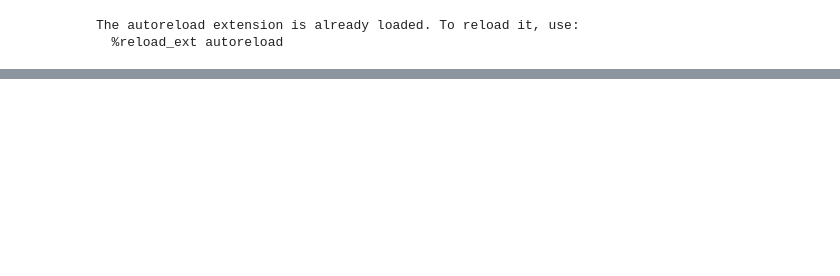
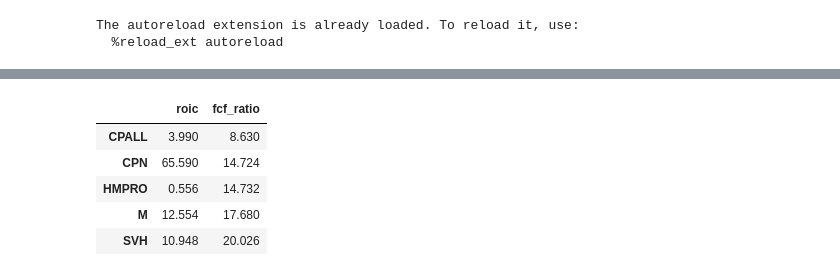
Before and after one commit to dsysbydx/project-potzy, a Jupyter notebook: notebook/load_data_from_morningstar.ipynb, the cells around one changed output, grey strips where cells are left out. Cells and saved outputs as stored; diff of their text form; code cells hidden in the pictures; blank space fills up the shorter version.

```diff
--- a/notebook/load_data_from_morningstar.ipynb
+++ b/notebook/load_data_from_morningstar.ipynb
@@ -69,0 +124,10 @@ df.to_csv(output_file)
+# %%
+tickers=['M','CPALL',"HMPRO",'CPN','SVH']
+dff[dff.index.isin(tickers)]
+# %% [output]
+|  | roic | fcf_ratio |
+| CPALL | 3.990 | 8.630 |
+| CPN | 65.590 | 14.724 |
+| HMPRO | 0.556 | 14.732 |
+| M | 12.554 | 17.680 |
+| SVH | 10.948 | 20.026 |
```
Also changed, not shown: parts of 8 cells of this notebook, 4 other files.
